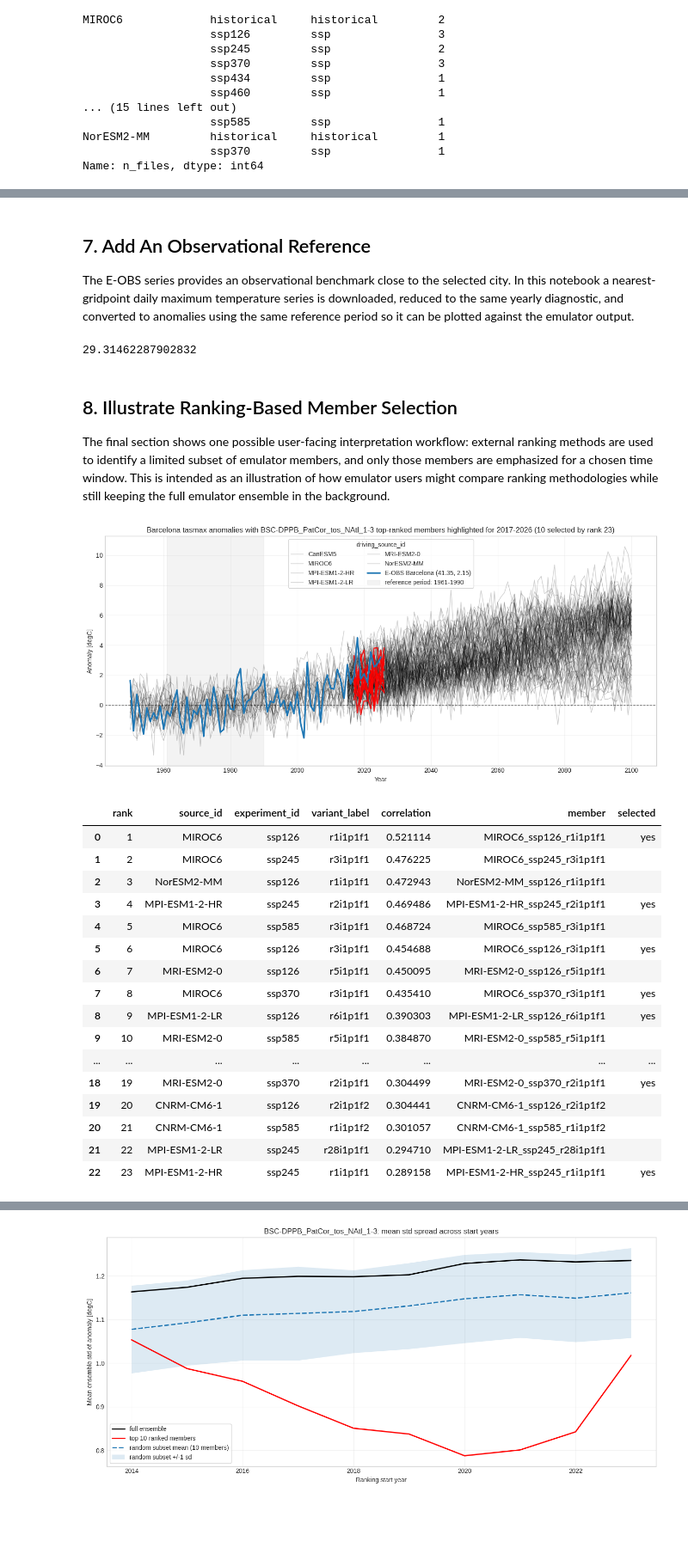
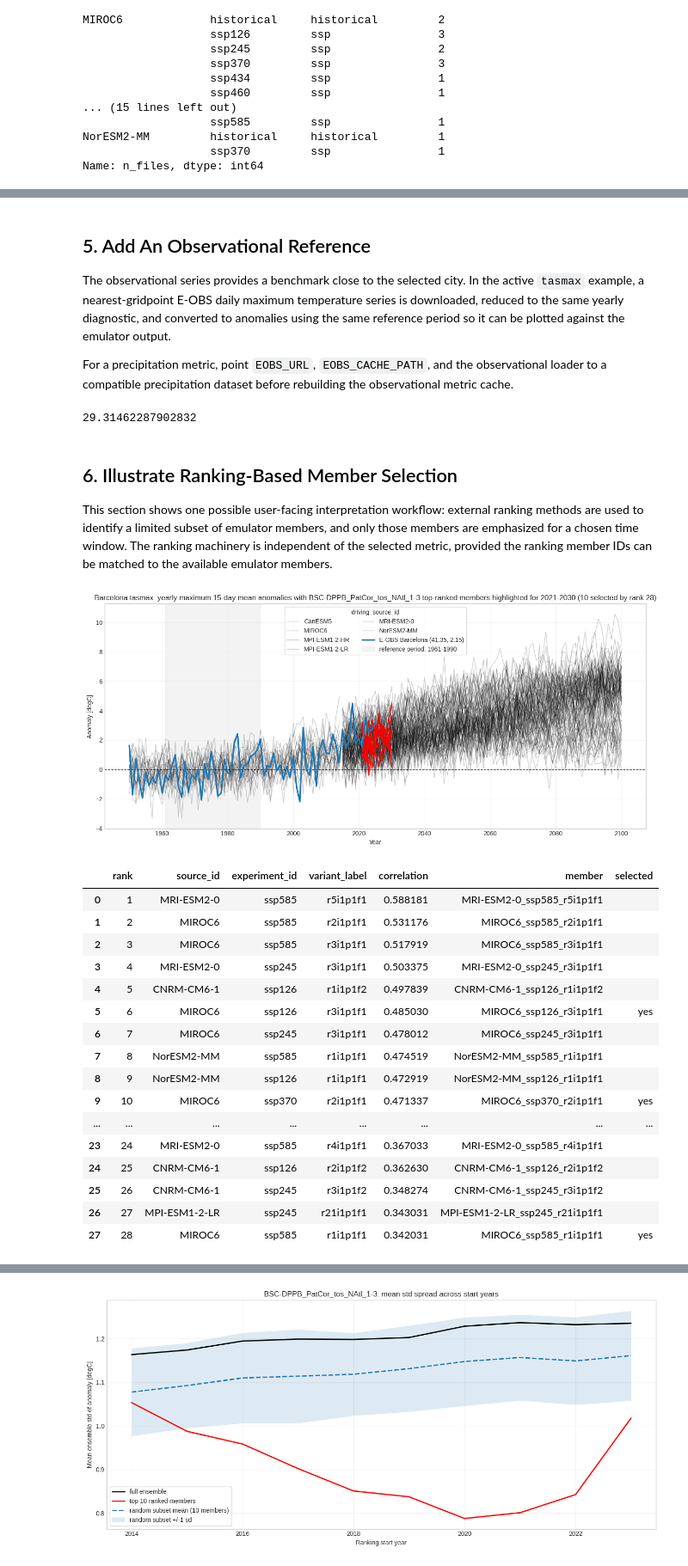
Before and after one commit to jesusff/T33-Emulator-hub, a Jupyter notebook: notebooks/city_level_emulator_analysis_blending.ipynb, the cells around one changed output, grey strips where cells are left out. Shown at 86% size. Drawn from its saved outputs; the diff is of its cells as text; code cells hidden in the pictures; blank space fills up the shorter version.

Commit message:
Update notebook
More general and bulk hindcast skill instead of per start year

```diff
--- a/notebooks/city_level_emulator_analysis_blending.ipynb
+++ b/notebooks/city_level_emulator_analysis_blending.ipynb
@@ -26,12 +30,22 @@ CITY = "Barcelona"
 EOBS_TARGET_LAT = 41.3874
 EOBS_TARGET_LON = 2.1686
 VARIABLE = "tasmax"
+DIAGNOSTIC_ID = "annual_max_15day_mean"
+DIAGNOSTIC_TITLE = "yearly maximum 15-day mean"
 ROLLING_WINDOW_DAYS = 15
+WINTER_MONTHS = (12, 1, 2)
 OPEN_CHUNKS = "auto"
 FORCE_RECOMPUTE = False
 HIGHLIGHT_MEMBER = "CanESM5_historical_r1i1p1f1"
 EOBS_URL = "https://knmi-ecad-assets-prd.s3.amazonaws.com/ensembles/data/Grid_0.1deg_reg_ensemble/tx_ens_mean_0.1deg_reg_v33.0e.nc"
 REFERENCE_PERIOD = slice(1961, 1990)
+
+# Alternative metric example, not active in this run:
+# VARIABLE = "pr"
+# DIAGNOSTIC_ID = "winter_mean"
+# DIAGNOSTIC_TITLE = "winter mean"
+# EOBS_URL = "<precipitation observational dataset URL>"
+
 
 def build_city_domain(city):
     if city != "Bergen":
@@ -39,17 +53,18 @@ def build_city_domain(city):
     else:
         return f"NSEA-3i-{city}"
 
-def build_metric_cache_path(city, variable=VARIABLE, window_days=ROLLING_WINDOW_DAYS):
-    return Path(f"{build_city_domain(city)}_{variable}_annual_max_{window_days}day_mean.nc")
+
+def build_metric_cache_path(city, variable=VARIABLE, diagnostic_id=DIAGNOSTIC_ID):
+    return Path(f"{build_city_domain(city)}_{variable}_{diagnostic_id}.nc")
 
 
-def build_eobs_metric_cache_path(city, variable=VARIABLE, window_days=ROLLING_WINDOW_DAYS):
+def build_eobs_metric_cache_path(city, variable=VARIABLE, diagnostic_id=DIAGNOSTIC_ID):
     city_slug = city.lower().replace(" ", "_")
-    return Path(f"{city_slug}_eobs_{variable}_annual_max_{window_days}day_mean.nc")
+    return Path(f"{city_slug}_eobs_{variable}_{diagnostic_id}.nc")
 
 
-def diagnostic_label(city, window_days=ROLLING_WINDOW_DAYS, variable=VARIABLE):
-    return f"{city} {variable}: yearly maximum {window_days}-day mean"
+def diagnostic_label(city, diagnostic_title=DIAGNOSTIC_TITLE, variable=VARIABLE):
+    return f"{city} {variable}: {diagnostic_title}"
 
 
 CITY_PREFIX = build_city_domain(CITY)
@@ -61,6 +76,8 @@ EOBS_LOCATION_NAME = CITY
 
 print(f"City: {CITY}")
 print(f"Data directory: {DATA_DIR}")
+print(f"Variable: {VARIABLE}")
+print(f"Diagnostic: {DIAGNOSTIC_TITLE} ({DIAGNOSTIC_ID})")
 print(f"Cache file: {CACHE_PATH}")
 print(f"Input directory exists: {DATA_DIR.exists()}")
 print(f"Highlighted member: {HIGHLIGHT_MEMBER}")
@@ -551,9 +609,11 @@ MRI-ESM2-0       24.878601
 NorESM2-MM       26.682625
 Name: reference_value, dtype: float32
 # %% [markdown]
-## 7. Add An Observational Reference
+## 5. Add An Observational Reference
 
-The E-OBS series provides an observational benchmark close to the selected city. In this notebook a nearest-gridpoint daily maximum temperature series is downloaded, reduced to the same yearly diagnostic, and converted to anomalies using the same reference period so it can be plotted against the emulator output.
+The observational series provides a benchmark close to the selected city. In the active `tasmax` example, a nearest-gridpoint E-OBS daily maximum temperature series is downloaded, reduced to the same yearly diagnostic, and converted to anomalies using the same reference period so it can be plotted against the emulator output.
+
+For a precipitation metric, point `EOBS_URL`, `EOBS_CACHE_PATH`, and the observational loader to a compatible precipitation dataset before rebuilding the observational metric cache.
 # %%
 eobs_metric = load_or_build_eobs_metric()
 eobs_reference = eobs_metric.sel(year=slice(REFERENCE_PERIOD.start, REFERENCE_PERIOD.stop)).mean()
@@ -562,12 +622,12 @@ eobs_reference.values.item()
 # %% [output]
 29.31462287902832
 # %% [markdown]
-## 8. Illustrate Ranking-Based Member Selection
+## 6. Illustrate Ranking-Based Member Selection
 
-The final section shows one possible user-facing interpretation workflow: external ranking methods are used to identify a limited subset of emulator members, and only those members are emphasized for a chosen time window. This is intended as an illustration of how emulator users might compare ranking methodologies while still keeping the full emulator ensemble in the background.
+This section shows one possible user-facing interpretation workflow: external ranking methods are used to identify a limited subset of emulator members, and only those members are emphasized for a chosen time window. The ranking machinery is independent of the selected metric, provided the ranking member IDs can be matched to the available emulator members.
 # %%
 RANKING_METHOD = "BSC-DPPB_PatCor_tos_NAtl_1-3"
-RANKING_START_YEAR = 2016
+RANKING_START_YEAR = 2020
 
 RANKING_REPOSITORY = "T52-Blending-information"
 RANKING_METHOD_SPECS = {
@@ -617,50 +677,50 @@ for member in ranked_members:
         segment.year.values,
         segment.values,
         color="red",
         alpha=0.8,
         linewidth=2.0,
         zorder=4,
     )
 
 ax.plot(
     eobs_anomaly.year.values,
     eobs_anomaly.values,
     color="#1f77b4",
     linewidth=2.5,
     label=f"E-OBS {eobs_metric.attrs['location_name']} ({eobs_metric.attrs['selected_lat']:.2f}, {eobs_metric.attrs['selected_lon']:.2f})",
     zorder=5,
 )
 
 format_time_series_axes(
     ax,
-    f"{CITY} tasmax anomalies with {RANKING_METHOD} top-ranked members highlighted for {RANKING_HIGHLIGHT_START_YEAR}-{highlight_window_end} {selection_summary}",
+    f"{diagnostic_label(CITY)} anomalies with {RANKING_METHOD} top-ranked members highlighted for {RANKING_HIGHLIGHT_START_YEAR}-{highlight_window_end} {selection_summary}",
     f"Anomaly [{metric.attrs.get('units', '')}]",
     reference_period=REFERENCE_PERIOD,
     show_zero_line=True,
 )
 plt.show()
 
 ranking_preview = ranking.iloc[: len(selected_rows)].copy()
 ranking_preview.insert(0, "rank", range(1, len(ranking_preview) + 1))
 ranking_preview["selected"] = ["yes" if value else "" for value in selected_rows]
 ranking_preview
 # %% [output]
-[figure, old version]
+[figure, new version]
 |  | rank | source_id | experiment_id | variant_label | correlation | member | selected |
-| 0 | 1 | MIROC6 | ssp126 | r1i1p1f1 | 0.521114 | MIROC6_ssp126_r1i1p1f1 | yes |
-| 1 | 2 | MIROC6 | ssp245 | r3i1p1f1 | 0.476225 | MIROC6_ssp245_r3i1p1f1 |  |
-| 2 | 3 | NorESM2-MM | ssp126 | r1i1p1f1 | 0.472943 | NorESM2-MM_ssp126_r1i1p1f1 |  |
-| 3 | 4 | MPI-ESM1-2-HR | ssp245 | r2i1p1f1 | 0.469486 | MPI-ESM1-2-HR_ssp245_r2i1p1f1 | yes |
-| 4 | 5 | MIROC6 | ssp585 | r3i1p1f1 | 0.468724 | MIROC6_ssp585_r3i1p1f1 |  |
-| 5 | 6 | MIROC6 | ssp126 | r3i1p1f1 | 0.454688 | MIROC6_ssp126_r3i1p1f1 | yes |
-| 6 | 7 | MRI-ESM2-0 | ssp126 | r5i1p1f1 | 0.450095 | MRI-ESM2-0_ssp126_r5i1p1f1 |  |
-| 7 | 8 | MIROC6 | ssp370 | r3i1p1f1 | 0.435410 | MIROC6_ssp370_r3i1p1f1 | yes |
-| 8 | 9 | MPI-ESM1-2-LR | ssp126 | r6i1p1f1 | 0.390303 | MPI-ESM1-2-LR_ssp126_r6i1p1f1 | yes |
-| 9 | 10 | MRI-ESM2-0 | ssp585 | r5i1p1f1 | 0.384870 | MRI-ESM2-0_ssp585_r5i1p1f1 |  |
+| 0 | 1 | MRI-ESM2-0 | ssp585 | r5i1p1f1 | 0.588181 | MRI-ESM2-0_ssp585_r5i1p1f1 |  |
+| 1 | 2 | MIROC6 | ssp585 | r2i1p1f1 | 0.531176 | MIROC6_ssp585_r2i1p1f1 |  |
+| 2 | 3 | MIROC6 | ssp585 | r3i1p1f1 | 0.517919 | MIROC6_ssp585_r3i1p1f1 |  |
+| 3 | 4 | MRI-ESM2-0 | ssp245 | r3i1p1f1 | 0.503375 | MRI-ESM2-0_ssp245_r3i1p1f1 |  |
+| 4 | 5 | CNRM-CM6-1 | ssp126 | r1i1p1f2 | 0.497839 | CNRM-CM6-1_ssp126_r1i1p1f2 |  |
+| 5 | 6 | MIROC6 | ssp126 | r3i1p1f1 | 0.485030 | MIROC6_ssp126_r3i1p1f1 | yes |
+| 6 | 7 | MIROC6 | ssp245 | r3i1p1f1 | 0.478012 | MIROC6_ssp245_r3i1p1f1 |  |
+| 7 | 8 | NorESM2-MM | ssp585 | r1i1p1f1 | 0.474519 | NorESM2-MM_ssp585_r1i1p1f1 |  |
+| 8 | 9 | NorESM2-MM | ssp126 | r1i1p1f1 | 0.472919 | NorESM2-MM_ssp126_r1i1p1f1 |  |
+| 9 | 10 | MIROC6 | ssp370 | r2i1p1f1 | 0.471337 | MIROC6_ssp370_r2i1p1f1 | yes |
 | ... | ... | ... | ... | ... | ... | ... | ... |
-| 18 | 19 | MRI-ESM2-0 | ssp370 | r2i1p1f1 | 0.304499 | MRI-ESM2-0_ssp370_r2i1p1f1 | yes |
-| 19 | 20 | CNRM-CM6-1 | ssp126 | r2i1p1f2 | 0.304441 | CNRM-CM6-1_ssp126_r2i1p1f2 |  |
-| 20 | 21 | CNRM-CM6-1 | ssp585 | r1i1p1f2 | 0.301057 | CNRM-CM6-1_ssp585_r1i1p1f2 |  |
-| 21 | 22 | MPI-ESM1-2-LR | ssp245 | r28i1p1f1 | 0.294710 | MPI-ESM1-2-LR_ssp245_r28i1p1f1 |  |
-| 22 | 23 | MPI-ESM1-2-HR | ssp245 | r1i1p1f1 | 0.289158 | MPI-ESM1-2-HR_ssp245_r1i1p1f1 | yes |
+| 23 | 24 | MRI-ESM2-0 | ssp585 | r4i1p1f1 | 0.367033 | MRI-ESM2-0_ssp585_r4i1p1f1 |  |
+| 24 | 25 | CNRM-CM6-1 | ssp126 | r2i1p1f2 | 0.362630 | CNRM-CM6-1_ssp126_r2i1p1f2 |  |
+| 25 | 26 | CNRM-CM6-1 | ssp245 | r3i1p1f2 | 0.348274 | CNRM-CM6-1_ssp245_r3i1p1f2 |  |
+| 26 | 27 | MPI-ESM1-2-LR | ssp245 | r21i1p1f1 | 0.343031 | MPI-ESM1-2-LR_ssp245_r21i1p1f1 |  |
+| 27 | 28 | MIROC6 | ssp585 | r1i1p1f1 | 0.342031 | MIROC6_ssp585_r1i1p1f1 | yes |
 # %% [markdown]
```
Also changed, not shown: parts of 13 cells of this notebook, 1 other file.
